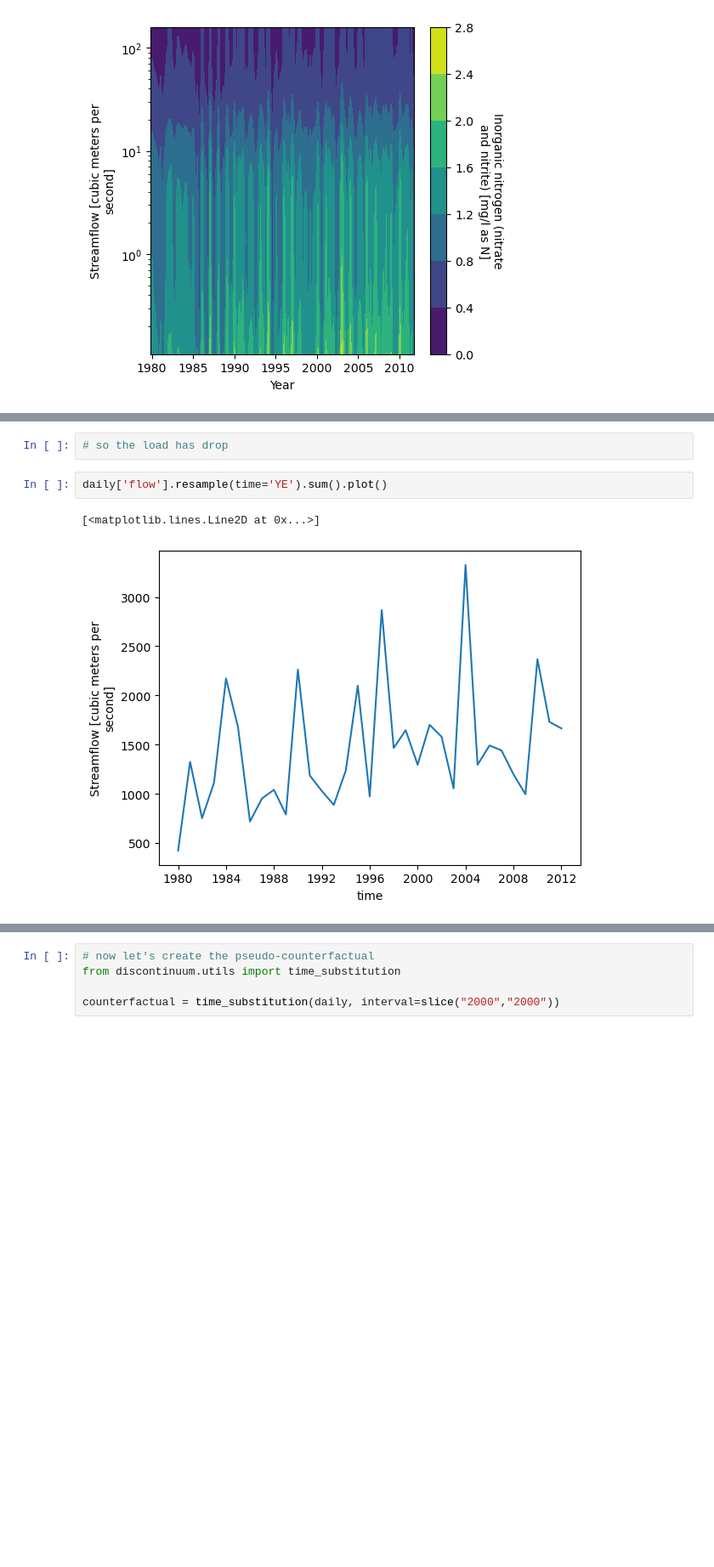
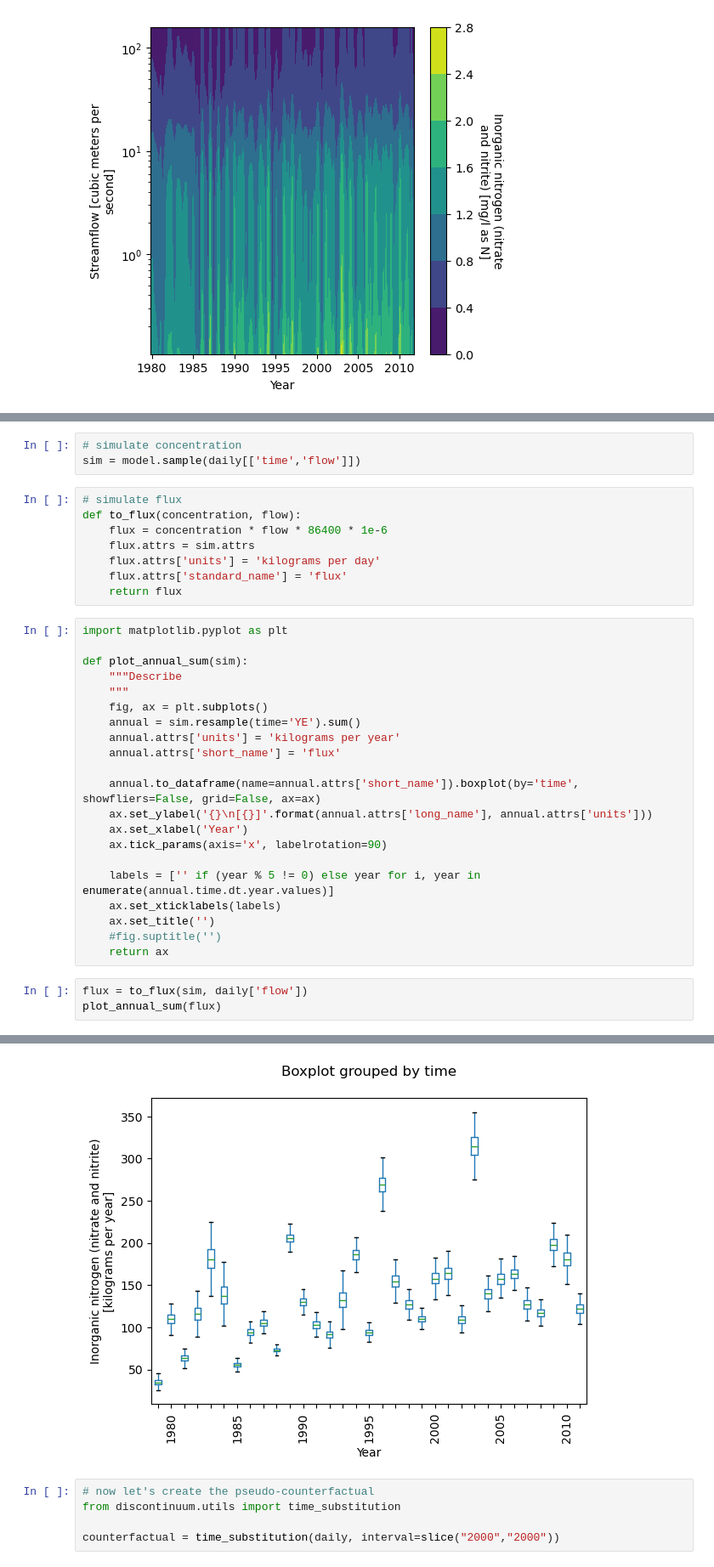
Before and after one commit to thodson-usgs/discontinuum, a Jupyter notebook: notebooks/loadest-gp-demo.ipynb, the cells around one changed output, grey strips where cells are left out. Shown: that part at 85% size. Drawn from its saved outputs; the diff is of its cells as text; blank space fills up the shorter version.

```diff
--- a/notebooks/loadest-gp-demo.ipynb
+++ b/notebooks/loadest-gp-demo.ipynb
@@ -121,7 +67,36 @@ plot_annual_sum(flux_sim, ax)
-# %%
-# so the load has drop
-# %%
-daily['flow'].resample(time='YE').sum().plot()
-# %% [output]
-[<matplotlib.lines.Line2D at 0x...>]
-[figure, removed]
+# %%
+# simulate concentration
+sim = model.sample(daily[['time','flow']])
+# %%
+# simulate flux
+def to_flux(concentration, flow):
+    flux = concentration * flow * 86400 * 1e-6
+    flux.attrs = sim.attrs
+    flux.attrs['units'] = 'kilograms per day'
+    flux.attrs['standard_name'] = 'flux'
+    return flux
+# %%
+import matplotlib.pyplot as plt
+
+def plot_annual_sum(sim):
+    """Describe
+    """
+    fig, ax = plt.subplots()
+    annual = sim.resample(time='YE').sum()
+    annual.attrs['units'] = 'kilograms per year'
+    annual.attrs['short_name'] = 'flux'
+
+    annual.to_dataframe(name=annual.attrs['short_name']).boxplot(by='time', showfliers=False, grid=False, ax=ax)
+    ax.set_ylabel('{}\n[{}]'.format(annual.attrs['long_name'], annual.attrs['units']))
+    ax.set_xlabel('Year')
+    ax.tick_params(axis='x', labelrotation=90)
+
+    labels = ['' if (year % 5 != 0) else year for i, year in enumerate(annual.time.dt.year.values)]
+    ax.set_xticklabels(labels)
+    ax.set_title('')
+    #fig.suptitle('')
+    return ax
+# %%
+flux = to_flux(sim, daily['flow'])
+plot_annual_sum(flux)
+# %% [output]
@@ -128,3 +104,4 @@ daily['flow'].resample(time='YE').sum().plot()
+[figure, added]
 # %%
 # now let's create the pseudo-counterfactual
 from discontinuum.utils import time_substitution
```
Also changed, not shown: parts of 13 cells of this notebook.
